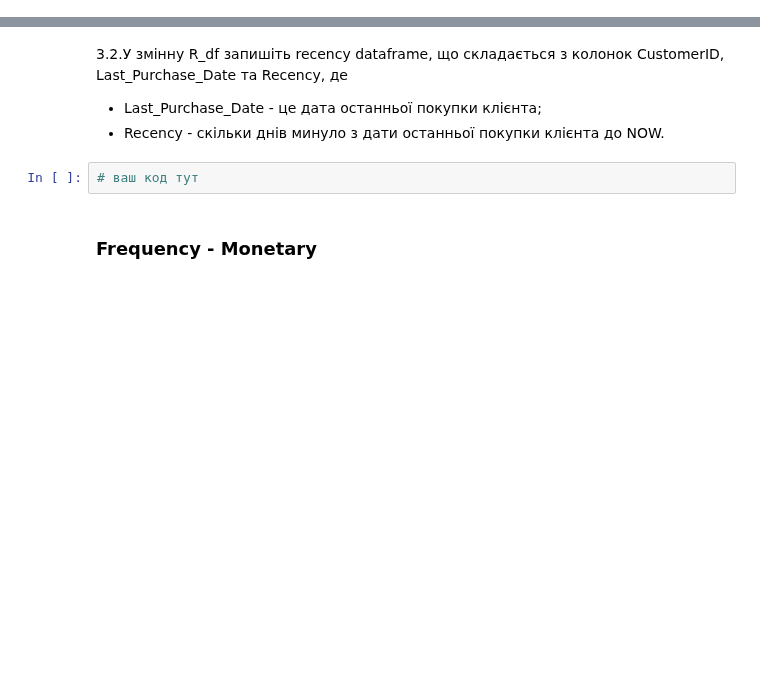
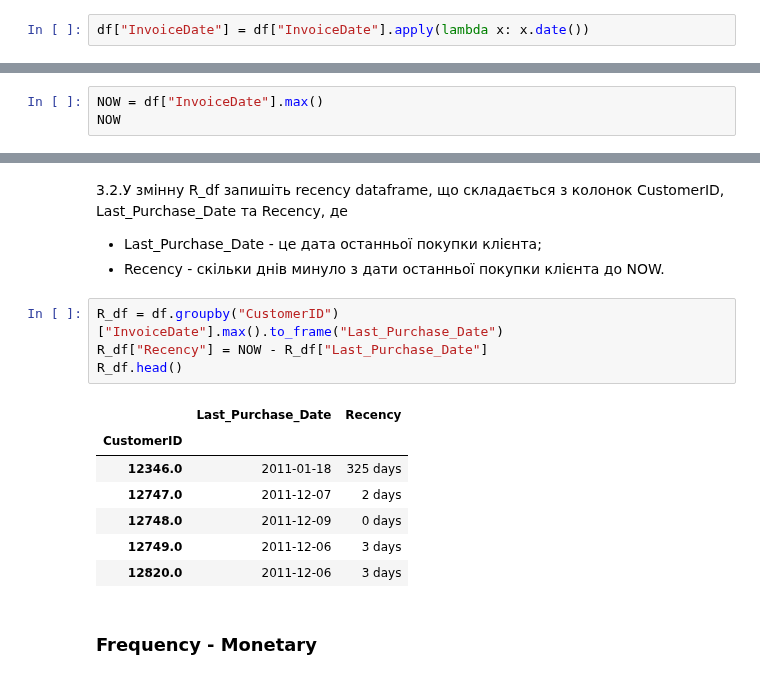
Before and after one commit to dmytrovelychko/rd_ds_python, a Jupyter notebook: hw_6.ipynb, the cells around one changed output, grey strips where cells are left out. Cells and saved outputs as stored; diff of their text form; blank space fills up the shorter version.

```diff
--- a/hw_6.ipynb
+++ b/hw_6.ipynb
@@ -256,4 +256,6 @@ df.shape
 (361878, 8)
 # %% [markdown]
 2.7. Створіть стовпець Date із значень у стовпці InvoiceDate. Стовпець Date повинен містити дату у форматі рік-місяць-день, наприклад "2021-10-24".
+# %%
+df["InvoiceDate"] = df["InvoiceDate"].apply(lambda x: x.date())
 # %%
@@ -291,0 +292,3 @@ RFM-аналіз дозволяє сегментувати клієнтів за
+# %%
+NOW = df["InvoiceDate"].max()
+NOW
@@ -296,8 +301,18 @@ RFM-аналіз дозволяє сегментувати клієнтів за
 де
    - Last_Purchase_Date - це дата останньої покупки клієнта;
    - Recency - скільки днів минуло з дати останньої покупки клієнта до NOW.
-# %%
-# ваш код тут
+# %%
+R_df = df.groupby("CustomerID")["InvoiceDate"].max().to_frame("Last_Purchase_Date")
+R_df["Recency"] = NOW - R_df["Last_Purchase_Date"]
+R_df.head()
+# %% [output]
+|  | Last_Purchase_Date | Recency |
+| CustomerID |  |  |
+| 12346.0 | 2011-01-18 | 325 days |
+| 12747.0 | 2011-12-07 | 2 days |
+| 12748.0 | 2011-12-09 | 0 days |
+| 12749.0 | 2011-12-06 | 3 days |
+| 12820.0 | 2011-12-06 | 3 days |
 # %% [markdown]
 ### Frequency - Monetary
 # %% [markdown]
```
Also changed, not shown: parts of 10 cells of this notebook.
